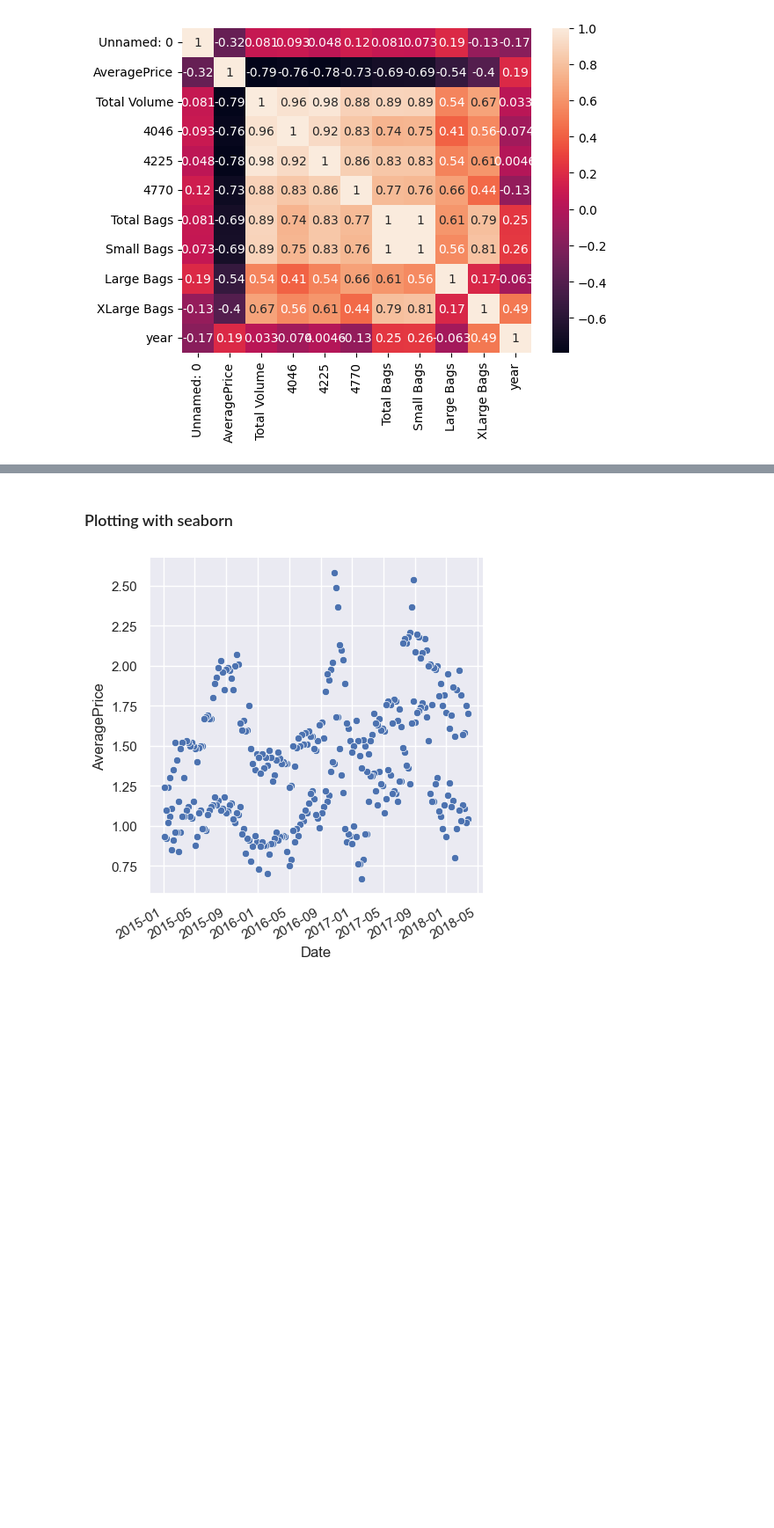
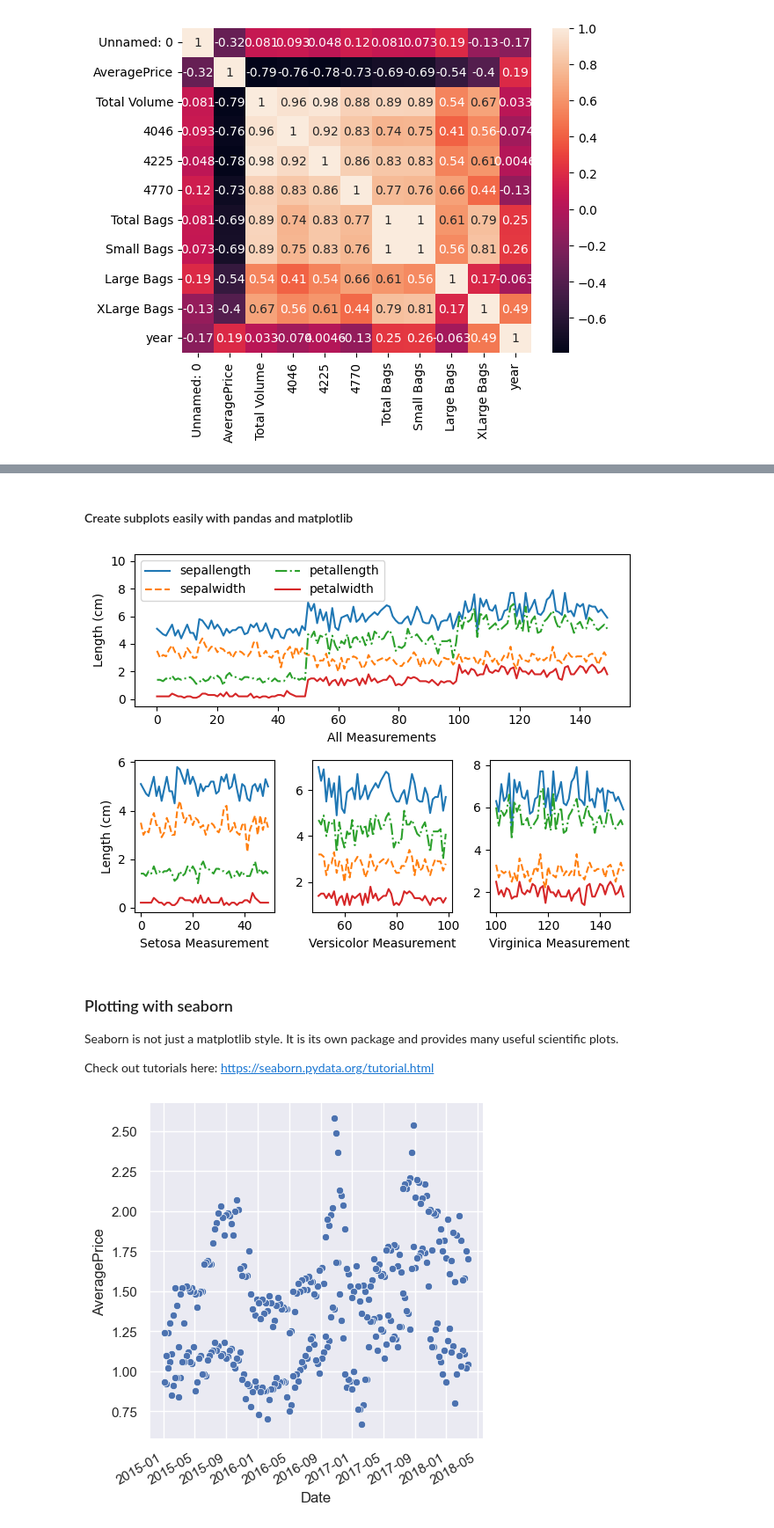
Before and after one commit to GuckLab/SciViz, a Jupyter notebook: workshops/WS3_styles_and_pd-sns.ipynb, the cells around one changed output, grey strips where cells are left out. Shown at 88% size. Drawn from its saved outputs; the diff is of its cells as text; code cells hidden in the pictures; blank space fills up the shorter version.

```diff
--- a/workshops/WS3_styles_and_pd-sns.ipynb
+++ b/workshops/WS3_styles_and_pd-sns.ipynb
@@ -332,5 +363,43 @@ sns.heatmap(corr_matrix, annot=True)
+# %% [markdown]
+#### Create subplots easily with pandas and matplotlib
+# %%
+# fig, axs = plt.subplots(2, 2, figsize=(5, 5))
+# ax1, ax2, ax3, ax4 = axs.flatten()
+
+fig = plt.figure()
+ax1 = fig.add_subplot(211)
+ax2 = fig.add_subplot(234)
+ax3 = fig.add_subplot(235)
+ax4 = fig.add_subplot(236)
+
+linestyle = ["-", "--", "-.", "-"]
+
+df.plot(ax=ax1, style=linestyle)
+df[0:50].plot(ax=ax2, style=linestyle, legend=None)
+df[50:100].plot(ax=ax3, style=linestyle, legend=None)
+df[100:150].plot(ax=ax4, style=linestyle, legend=None)
+
+ax1.set_xlabel("All Measurements")
+ax2.set_xlabel("Setosa Measurement")
+ax3.set_xlabel("Versicolor Measurement")
+ax4.set_xlabel("Virginica Measurement")
+
+ax1.set_ylabel("Length (cm)")
+ax2.set_ylabel("Length (cm)")
+
+ax1.set_ylim((-0.5, 10.5))
+ax1.legend(ncol=2, loc="upper left")
+
+plt.tight_layout()
+plt.show()
+# %% [output]
+[figure, added]
 # %% [markdown]
 ### Plotting with seaborn
+
+Seaborn is not just a matplotlib style. It is its own package and provides many useful scientific plots.
+
+Check out tutorials here: https://seaborn.pydata.org/tutorial.html
 # %%
 # set a seaborn style
 sns.set_theme(style="darkgrid")
```
Also changed, not shown: parts of 7 cells of this notebook, 1 other file.
